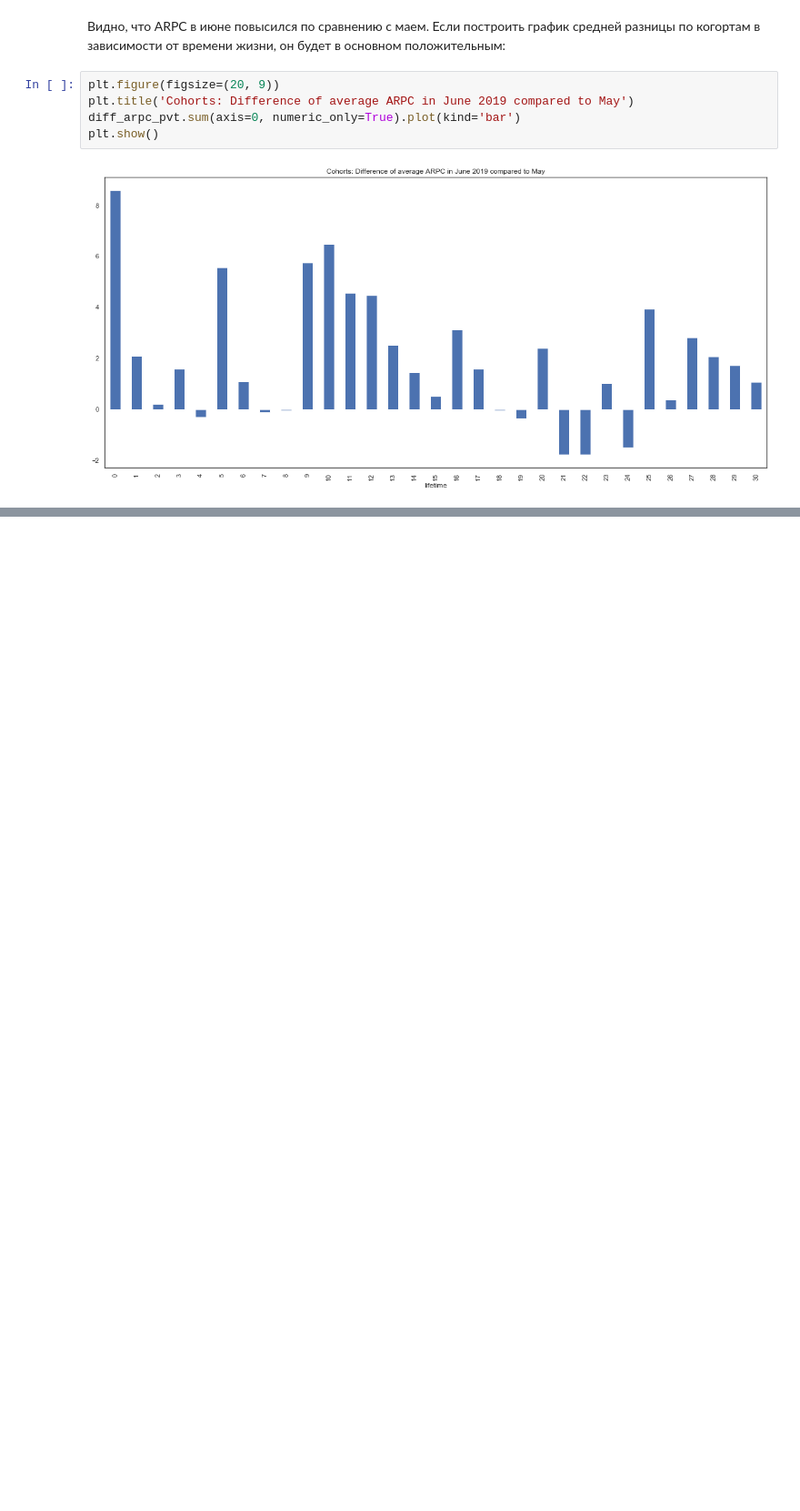
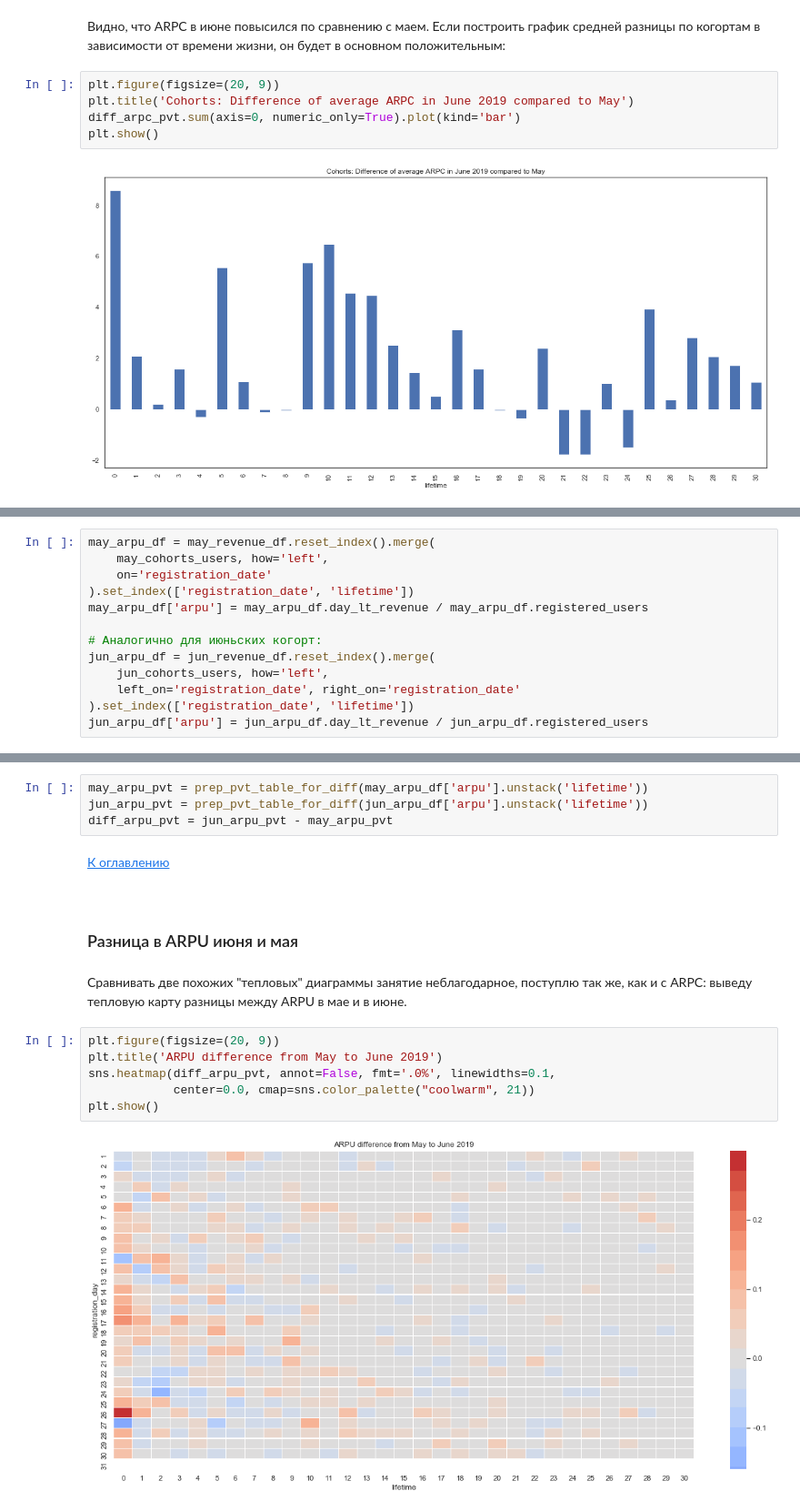
Before and after one commit to gdg-work/SkillFactory__SDA5__Case_A9, a Jupyter notebook: case_A9.ipynb, the cells around one changed output, grey strips where cells are left out. Shown at 91% size. Drawn from its saved outputs; the diff is of its cells as text; blank space fills up the shorter version.

```diff
--- a/case_A9.ipynb
+++ b/case_A9.ipynb
@@ -632,0 +725,13 @@ plt.show()
+# %%
+may_arpu_df = may_revenue_df.reset_index().merge(
+    may_cohorts_users, how='left',
+    on='registration_date'
+).set_index(['registration_date', 'lifetime'])
+may_arpu_df['arpu'] = may_arpu_df.day_lt_revenue / may_arpu_df.registered_users
+
+# Аналогично для июньских когорт:
+jun_arpu_df = jun_revenue_df.reset_index().merge(
+    jun_cohorts_users, how='left',
+    left_on='registration_date', right_on='registration_date'
+).set_index(['registration_date', 'lifetime'])
+jun_arpu_df['arpu'] = jun_arpu_df.day_lt_revenue / jun_arpu_df.registered_users
@@ -632,0 +740,20 @@ plt.show()
+# %%
+may_arpu_pvt = prep_pvt_table_for_diff(may_arpu_df['arpu'].unstack('lifetime'))
+jun_arpu_pvt = prep_pvt_table_for_diff(jun_arpu_df['arpu'].unstack('lifetime'))
+diff_arpu_pvt = jun_arpu_pvt - may_arpu_pvt
+# %% [markdown]
+[К оглавлению](#contents)
+# %% [markdown]
+<a id='headmap_diff_arpu'/>
+# %% [markdown]
+### Разница в ARPU июня и мая
+# %% [markdown]
+Сравнивать две похожих "тепловых" диаграммы занятие неблагодарное, поступлю так же, как и с ARPC: выведу тепловую карту разницы между ARPU в мае и в июне.
+# %%
+plt.figure(figsize=(20, 9))
+plt.title('ARPU difference from May to June 2019')
+sns.heatmap(diff_arpu_pvt, annot=False, fmt='.0%', linewidths=0.1,
+            center=0.0, cmap=sns.color_palette("coolwarm", 21))
+plt.show()
+# %% [output]
+[figure, added]
```
Also changed, not shown: parts of 67 cells of this notebook.
